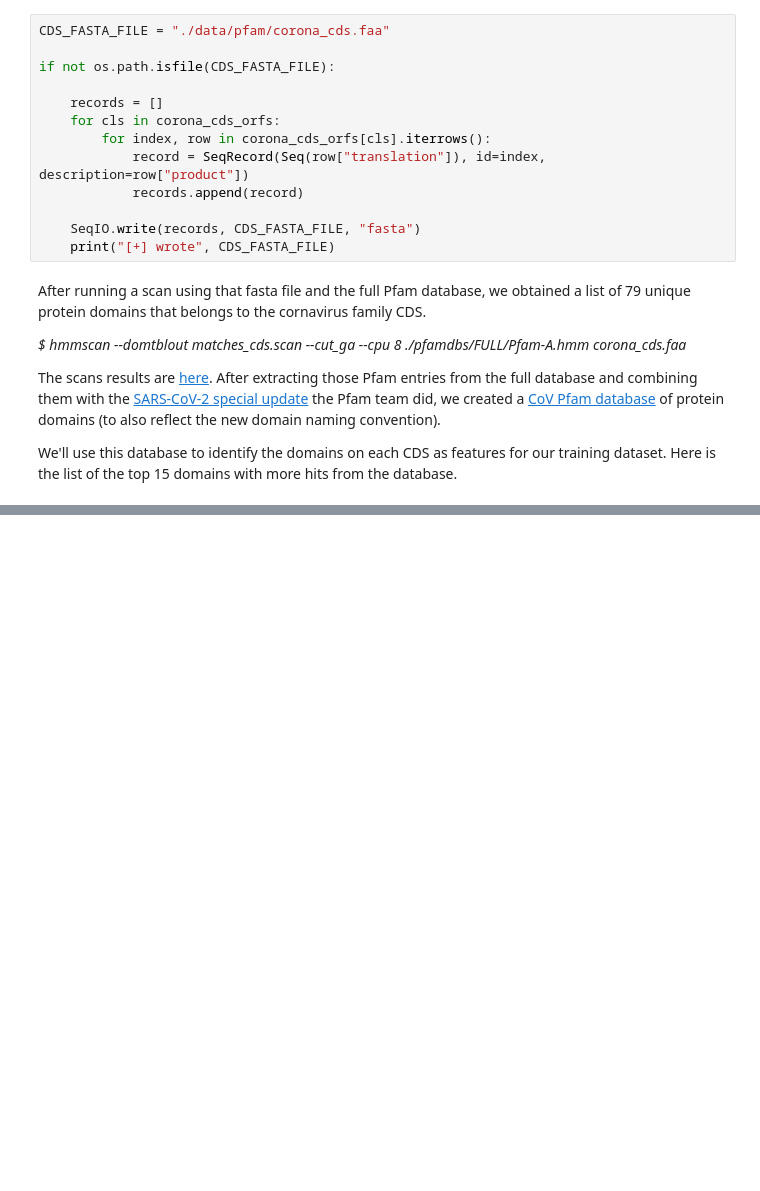
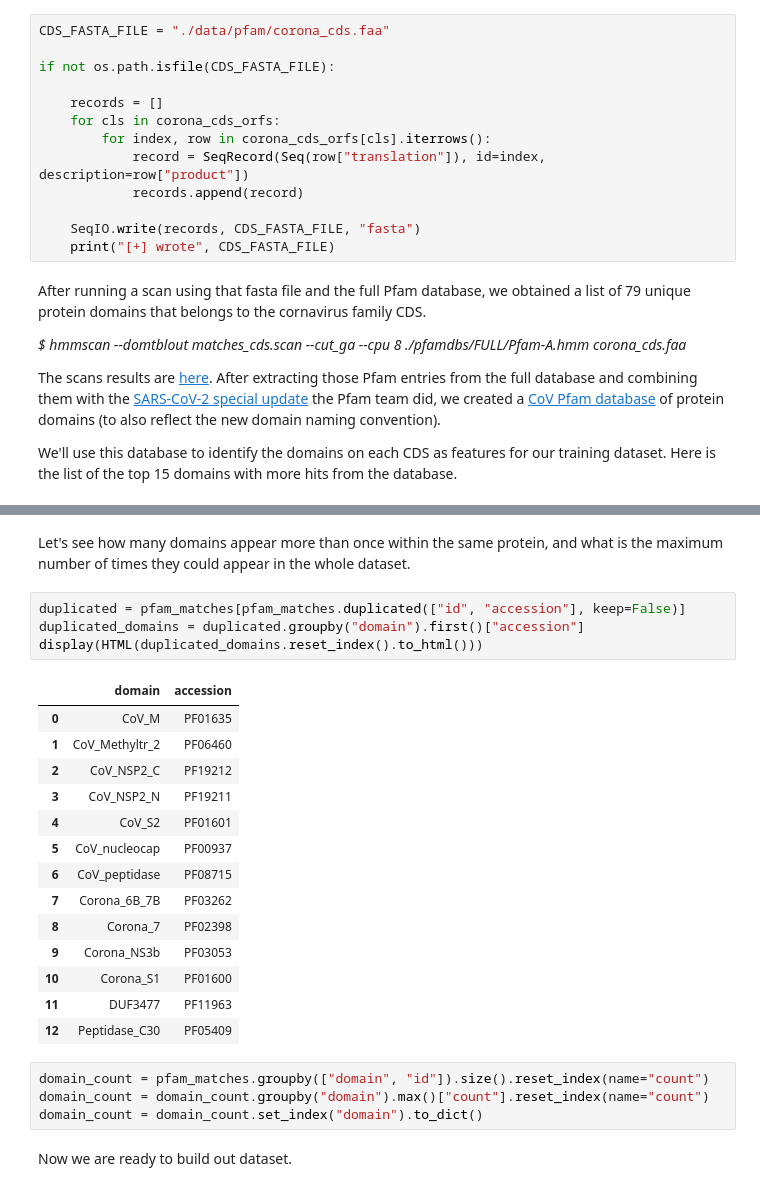
Before and after one commit to pellegre/coronaversing, a Jupyter notebook: proteindb.ipynb, the cells around one changed output, grey strips where cells are left out. Cells and saved outputs as stored; diff of their text form; blank space fills up the shorter version.

```diff
--- a/proteindb.ipynb
+++ b/proteindb.ipynb
@@ -1090,0 +1120,27 @@ display(HTML(pfam.head(15).to_html()))
+# %% [markdown]
+Let's see how many domains appear more than once within the same protein, and what is the maximum number of times they could appear in the whole dataset.
+# %%
+duplicated = pfam_matches[pfam_matches.duplicated(["id", "accession"], keep=False)]
+duplicated_domains = duplicated.groupby("domain").first()["accession"]
+display(HTML(duplicated_domains.reset_index().to_html()))
+# %% [output]
+|  | domain | accession |
+| 0 | CoV_M | PF01635 |
+| 1 | CoV_Methyltr_2 | PF06460 |
+| 2 | CoV_NSP2_C | PF19212 |
+| 3 | CoV_NSP2_N | PF19211 |
+| 4 | CoV_S2 | PF01601 |
+| 5 | CoV_nucleocap | PF00937 |
+| 6 | CoV_peptidase | PF08715 |
+| 7 | Corona_6B_7B | PF03262 |
+| 8 | Corona_7 | PF02398 |
+| 9 | Corona_NS3b | PF03053 |
+| 10 | Corona_S1 | PF01600 |
+| 11 | DUF3477 | PF11963 |
+| 12 | Peptidase_C30 | PF05409 |
+# %%
+domain_count = pfam_matches.groupby(["domain", "id"]).size().reset_index(name="count")
+domain_count = domain_count.groupby("domain").max()["count"].reset_index(name="count")
+domain_count = domain_count.set_index("domain").to_dict()
+# %% [markdown]
+Now we are ready to build out dataset.
```
Also changed, not shown: parts of 11 cells of this notebook.
